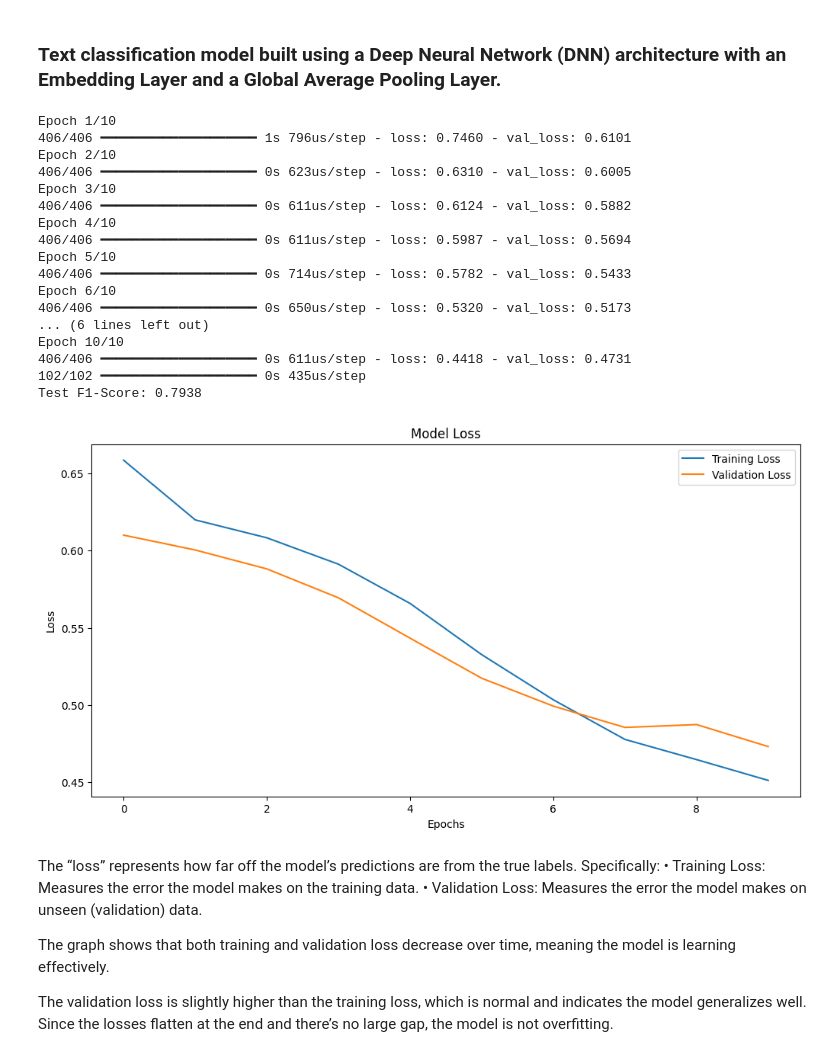
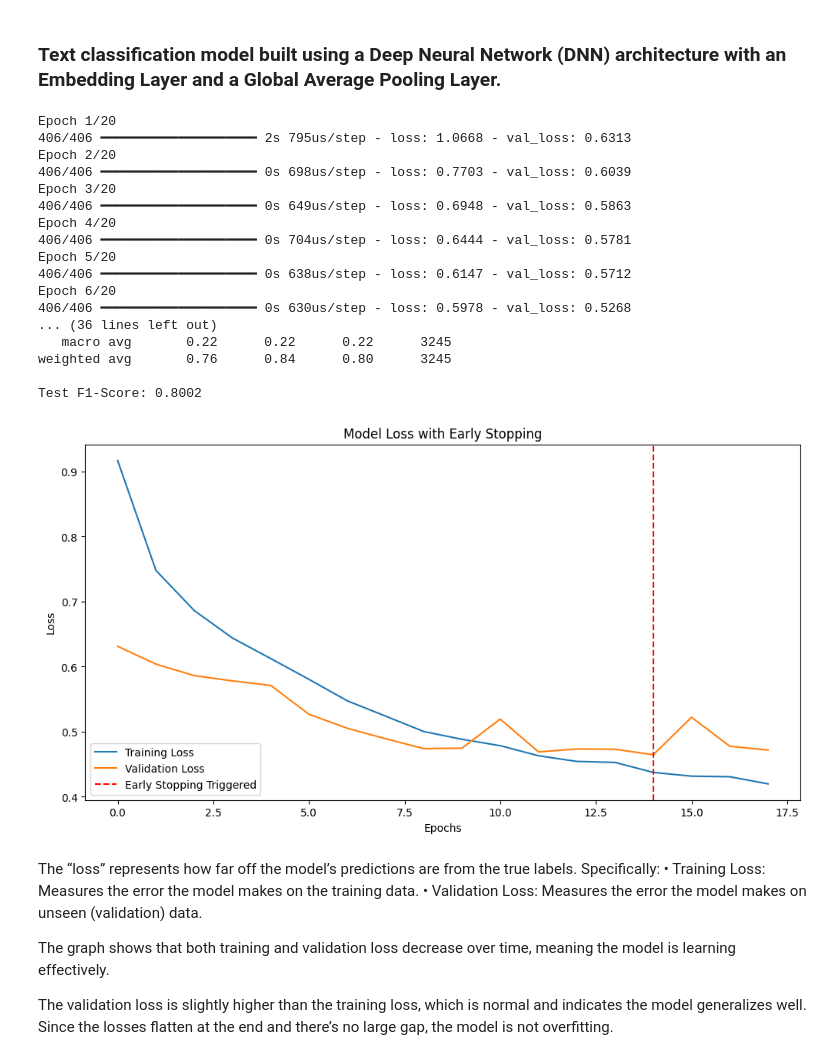
Before and after one commit to mn42899/data_scienceii, a Jupyter notebook: final_exam_prep.ipynb, the cells around one changed output. Drawn from its saved outputs; the diff is of its cells as text; code cells hidden in the pictures.

```diff
--- a/final_exam_prep.ipynb
+++ b/final_exam_prep.ipynb
@@ -872,7 +872,9 @@ import tensorflow as tf
 from tensorflow.keras.preprocessing.text import Tokenizer
 from tensorflow.keras.preprocessing.sequence import pad_sequences
 from sklearn.model_selection import train_test_split
-from sklearn.metrics import f1_score
+from sklearn.metrics import classification_report, f1_score
+from tensorflow.keras.callbacks import EarlyStopping
+import matplotlib.pyplot as plt
 
 # Step 1: Filter valid data
 df = df.dropna(subset=['text', 'stars'])
@@ -908,62 +910,76 @@ dnn_num_classes = 5
 
 dnn_model = tf.keras.Sequential([
     tf.keras.layers.Embedding(input_dim=10000, output_dim=16),
     tf.keras.layers.GlobalAveragePooling1D(),
     tf.keras.layers.Dense(16, activation='relu'),
+    tf.keras.layers.Dropout(0.5),  # Add dropout for regularization
     tf.keras.layers.Dense(dnn_num_classes, activation='softmax')  # Softmax for multi-class output
 ])
 
 dnn_model.compile(optimizer='adam',
                   loss='sparse_categorical_crossentropy',  # Multi-class loss function
                   metrics=[])  # Remove accuracy to calculate F1-score separately
 
-# Step 7: Train the model
-dnn_history = dnn_model.fit(
-    dnn_X_train_padded, dnn_y_train,  # Use original training data
-    epochs=10,
-    validation_data=(dnn_X_test_padded, dnn_y_test),  # Validation data
-    batch_size=32
+# Step 7: Define early stopping callback
+early_stopping = EarlyStopping(
+    monitor='val_loss',  # Monitor the validation loss
+    patience=3,          # Number of epochs with no improvement before stopping
+    restore_best_weights=True  # Restore the best weights after stopping
 )
 
-# Step 8: Evaluate the model with F1-Score
+# Step 8: Train the model
+dnn_history = dnn_model.fit(
+    dnn_X_train_padded,
+    dnn_y_train,
+    epochs=20,  # Set a higher number of epochs
+    validation_data=(dnn_X_test_padded, dnn_y_test),
+    batch_size=32,
+    callbacks=[early_stopping]  # Add the early stopping callback
+)
+
+# Step 9: Evaluate the model
 # Predict classes for the test set
 dnn_y_test_pred_probs = dnn_model.predict(dnn_X_test_padded)
 dnn_y_test_pred = tf.argmax(dnn_y_test_pred_probs, axis=1).numpy()
+
+# Classification Report
+dnn_class_report = classification_report(dnn_y_test, dnn_y_test_pred, target_names=[str(i) for i in range(1, 6)])
+print("\nClassification Report:")
+print(dnn_class_report)
 
 # Calculate F1-score
 dnn_f1 = f1_score(dnn_y_test, dnn_y_test_pred, average='weighted')
 print(f"Test F1-Score: {dnn_f1:.4f}")
 
-# Step 9: Plot training and validation loss
-import matplotlib.pyplot as plt
-
+# Step 10: Plot training and validation loss
 plt.figure(figsize=(12, 6))
 plt.plot(dnn_history.history['loss'], label='Training Loss')
 plt.plot(dnn_history.history['val_loss'], label='Validation Loss')
-plt.title('Model Loss')
+plt.axvline(x=len(dnn_history.history['loss']) - early_stopping.patience - 1, color='red', linestyle='--', label='Early Stopping Triggered')
+plt.title('Model Loss with Early Stopping')
 plt.xlabel('Epochs')
 plt.ylabel('Loss')
 plt.legend()
 plt.show()
 # %% [output]
-Epoch 1/10
-406/406 ━━━━━━━━━━━━━━━━━━━━ 1s 796us/step - loss: 0.7460 - val_loss: 0.6101
-Epoch 2/10
-406/406 ━━━━━━━━━━━━━━━━━━━━ 0s 623us/step - loss: 0.6310 - val_loss: 0.6005
-Epoch 3/10
-406/406 ━━━━━━━━━━━━━━━━━━━━ 0s 611us/step - loss: 0.6124 - val_loss: 0.5882
-Epoch 4/10
-406/406 ━━━━━━━━━━━━━━━━━━━━ 0s 611us/step - loss: 0.5987 - val_loss: 0.5694
-Epoch 5/10
-406/406 ━━━━━━━━━━━━━━━━━━━━ 0s 714us/step - loss: 0.5782 - val_loss: 0.5433
-Epoch 6/10
-406/406 ━━━━━━━━━━━━━━━━━━━━ 0s 650us/step - loss: 0.5320 - val_loss: 0.5173
-... (6 lines left out)
-Epoch 10/10
-406/406 ━━━━━━━━━━━━━━━━━━━━ 0s 611us/step - loss: 0.4418 - val_loss: 0.4731
-102/102 ━━━━━━━━━━━━━━━━━━━━ 0s 435us/step
-Test F1-Score: 0.7938
+Epoch 1/20
+406/406 ━━━━━━━━━━━━━━━━━━━━ 2s 795us/step - loss: 1.0668 - val_loss: 0.6313
+Epoch 2/20
+406/406 ━━━━━━━━━━━━━━━━━━━━ 0s 698us/step - loss: 0.7703 - val_loss: 0.6039
+Epoch 3/20
+406/406 ━━━━━━━━━━━━━━━━━━━━ 0s 649us/step - loss: 0.6948 - val_loss: 0.5863
+Epoch 4/20
+406/406 ━━━━━━━━━━━━━━━━━━━━ 0s 704us/step - loss: 0.6444 - val_loss: 0.5781
+Epoch 5/20
+406/406 ━━━━━━━━━━━━━━━━━━━━ 0s 638us/step - loss: 0.6147 - val_loss: 0.5712
+Epoch 6/20
+406/406 ━━━━━━━━━━━━━━━━━━━━ 0s 630us/step - loss: 0.5978 - val_loss: 0.5268
+... (36 lines left out)
+   macro avg       0.22      0.22      0.22      3245
+weighted avg       0.76      0.84      0.80      3245
+
+Test F1-Score: 0.8002
-[figure, old version]
+[figure, new version]
 # %% [markdown]
 The “loss” represents how far off the model’s predictions are from the true labels. Specifically:
 	•	Training Loss: Measures the error the model makes on the training data.
```
Also changed, not shown: parts of 18 cells of this notebook, 1 other file.
